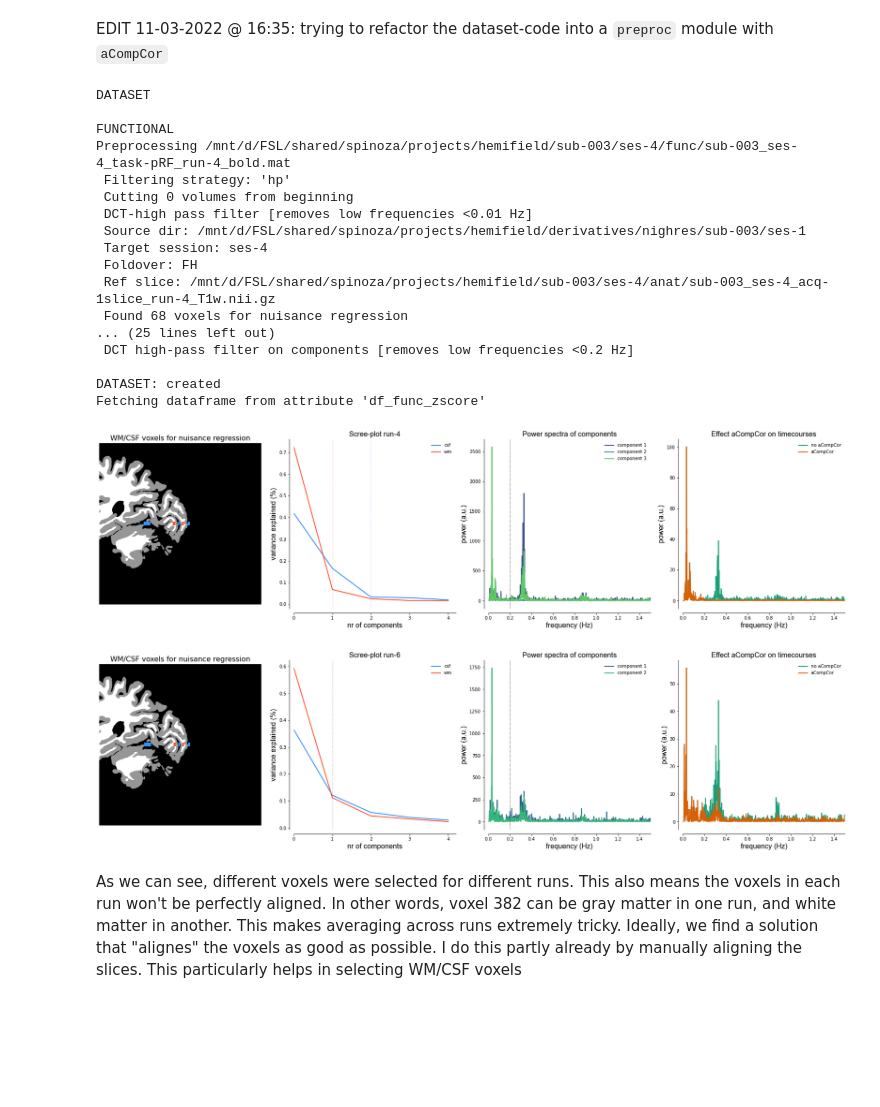
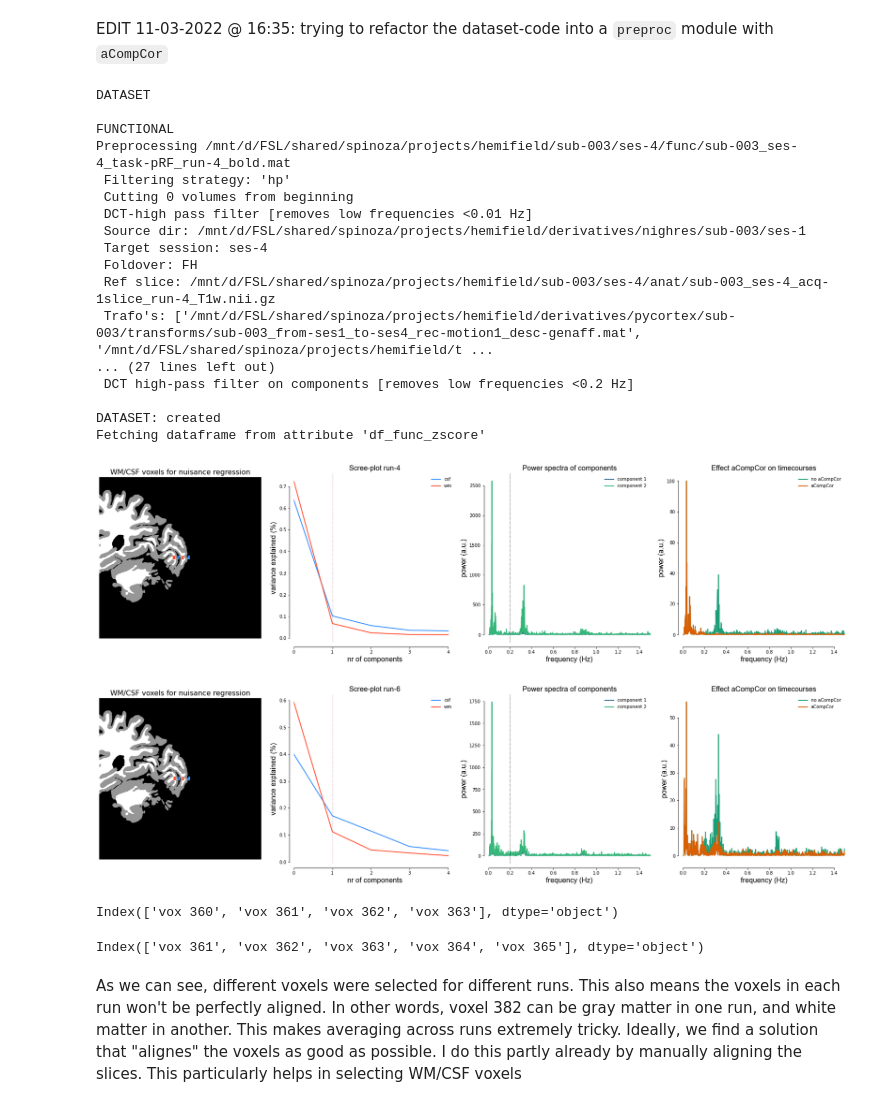
Before and after one commit to spinoza-centre/pRFline, a Jupyter notebook: notebooks/misc/alignment.ipynb, the cells around one changed output. Drawn from its saved outputs; the diff is of its cells as text; code cells hidden in the pictures; blank space fills up the shorter version.

```diff
--- a/notebooks/misc/alignment.ipynb
+++ b/notebooks/misc/alignment.ipynb
@@ -80,14 +79,14 @@ func = utils.get_file_from_substring("run-4", func_file)
 
 # run 4
 run4 = dataset.Dataset(func,
-                       use_bids=True,
                        verbose=True,
                        acompcor=True,
                        ref_slice=ref_slice,
                        ses1_2_ls=trafo,
                        run_2_run=trafo_run,
-                       n_pca=5,
-                       save_as=opj(anat_dir, f"sub-{sub}_ses-{ses}_"))
+                       gm_range=[355,375],
+                       voxel_cutoff=300,
+                       save_as=opj(anat_dir, f"sub-{sub}_ses-{ses}"))
 
 run4_func = run4.fetch_fmri()
 
@@ -95,39 +94,47 @@ run4_func = run4.fetch_fmri()
 trafo_run = utils.get_file_from_substring("to-run6", trafo_dir)
 
 # fetch correct reference slice
 ref_slice = utils.get_file_from_substring("run-6", ref_slices)
 func = utils.get_file_from_substring("run-6", func_file)
 
 run6 = dataset.Dataset(func,
-                       use_bids=True,
                        verbose=True,
                        acompcor=True,
                        ref_slice=ref_slice,
                        ses1_2_ls=trafo,
                        run_2_run=trafo_run,
-                       n_pca=5)
+                       voxel_cutoff=300,
+                       gm_range=[355,375])
 
 run6_func = run6.fetch_fmri()
 # %% [output]
 DATASET
 
 FUNCTIONAL
 Preprocessing /mnt/d/FSL/shared/spinoza/projects/hemifield/sub-003/ses-4/func/sub-003_ses-4_task-pRF_run-4_bold.mat
  Filtering strategy: 'hp'
  Cutting 0 volumes from beginning
  DCT-high pass filter [removes low frequencies <0.01 Hz]
  Source dir: /mnt/d/FSL/shared/spinoza/projects/hemifield/derivatives/nighres/sub-003/ses-1
  Target session: ses-4
  Foldover: FH
  Ref slice: /mnt/d/FSL/shared/spinoza/projects/hemifield/sub-003/ses-4/anat/sub-003_ses-4_acq-1slice_run-4_T1w.nii.gz
- Found 68 voxels for nuisance regression
-... (25 lines left out)
+ Trafo's: ['/mnt/d/FSL/shared/spinoza/projects/hemifield/derivatives/pycortex/sub-003/transforms/sub-003_from-ses1_to-ses4_rec-motion1_desc-genaff.mat', '/mnt/d/FSL/shared/spinoza/projects/hemifield/t ...
+... (27 lines left out)
  DCT high-pass filter on components [removes low frequencies <0.2 Hz]
 
 DATASET: created
 Fetching dataframe from attribute 'df_func_zscore'
-[figure, old version]
+[figure, new version]
-[figure, old version]
+[figure, new version]
+# %%
+run4.df_gm_only.columns
+# %% [output]
+Index(['vox 360', 'vox 361', 'vox 362', 'vox 363'], dtype='object')
+# %%
+run6.df_gm_only.columns
+# %% [output]
+Index(['vox 361', 'vox 362', 'vox 363', 'vox 364', 'vox 365'], dtype='object')
 # %% [markdown]
 As we can see, different voxels were selected for different runs. This also means the voxels in each run won't be perfectly aligned. In other words, voxel 382 can be gray matter in one run, and white matter in another. This makes averaging across runs extremely tricky. Ideally, we find a solution that "alignes" the voxels as good as possible. I do this partly already by manually aligning the slices. This particularly helps in selecting WM/CSF voxels
 # %%
```
Also changed, not shown: parts of 6 cells of this notebook.
